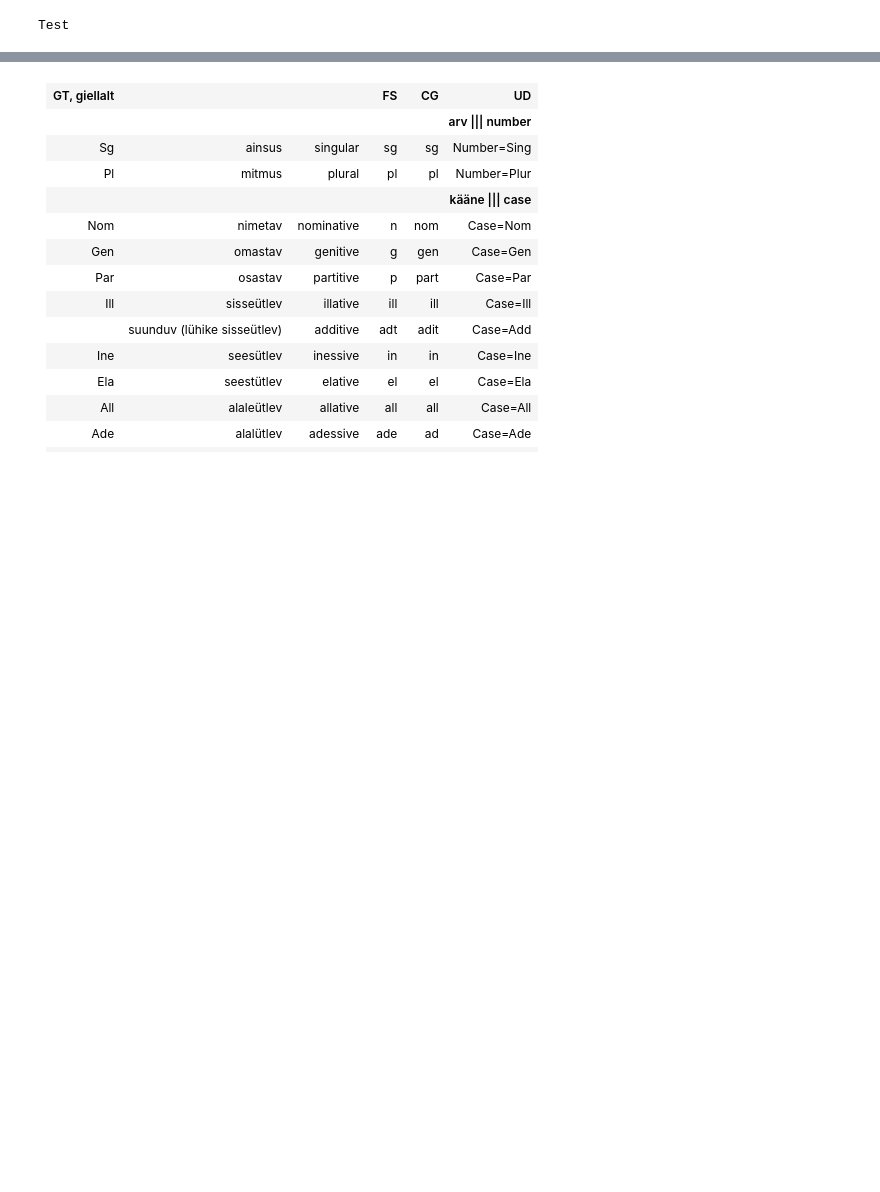
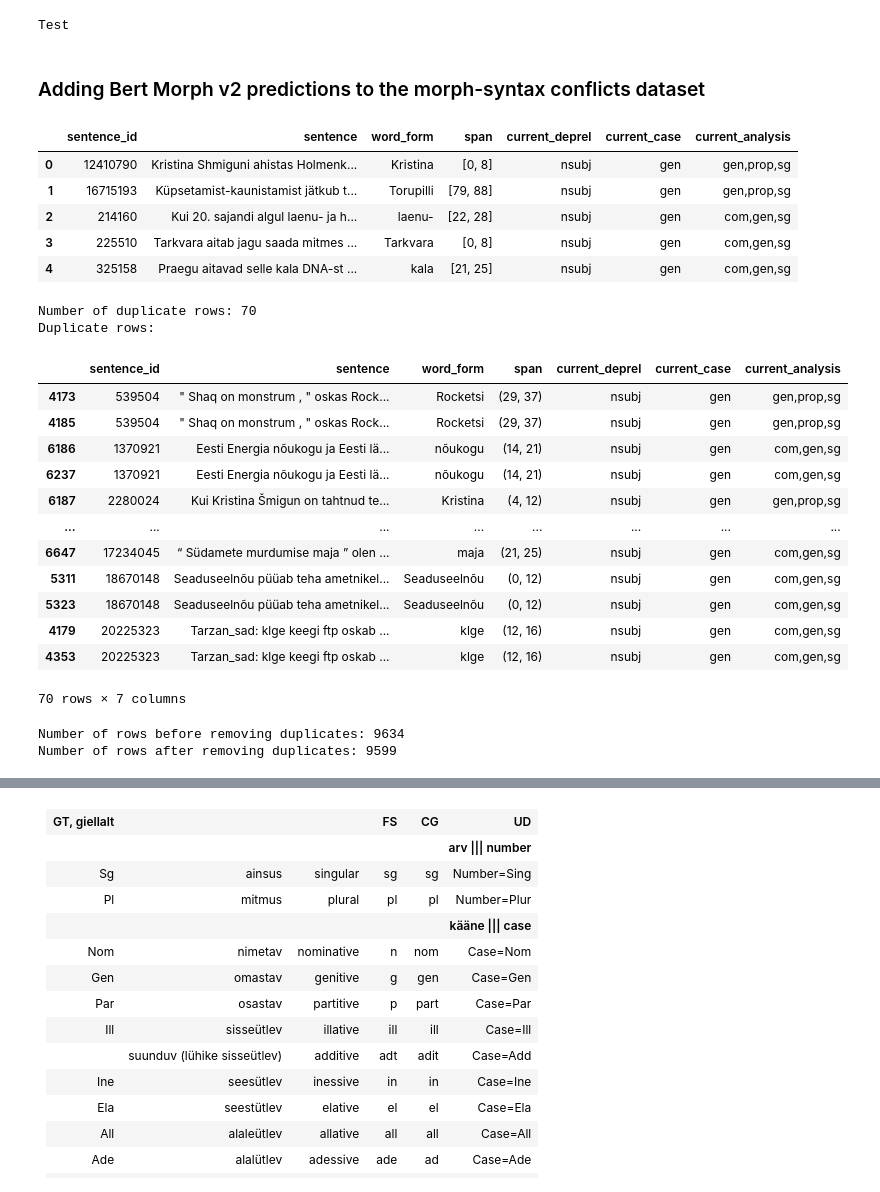
Before and after one commit to SanderSaska/EstNLTK_model_training, a Jupyter notebook: notebooks/inspecting_morphsyntax_conflicts.ipynb, the cells around one changed output, grey strips where cells are left out. Saved outputs shown, nothing was run; the diff lists cells and outputs as text; code cells hidden in the pictures; blank space fills up the shorter version.

Commit message:
Fixed data before processing

```diff
--- a/notebooks/inspecting_morphsyntax_conflicts.ipynb
+++ b/notebooks/inspecting_morphsyntax_conflicts.ipynb
@@ -49,6 +49,8 @@ from scripts.model.bert_morph_tagger import BertMorphTagger
 # %%
 conflicts_dir = DATA_DIR / "conflicts"
 bmt = BertMorphTagger(model_location=str(MODEL_DIR / "NER_mudel_v2"))
+# %% [markdown]
+### Adding Bert Morph v2 predictions to the morph-syntax conflicts dataset
 # %%
 # Open JSON file
 with open(
@@ -58,6 +60,60 @@ with open(
 ) as f:
     # Load JSON data
     conflicts_data = json.load(f)
+# %%
+# Convert the updated data to a DataFrame for easier analysis
+conflicts_df = pd.DataFrame(conflicts_data)
+display(conflicts_df.head())
+
+# Convert list values (e.g., spans, forms) to tuples so they are hashable
+list_like_cols = [
+    col
+    for col in conflicts_df.columns
+    if conflicts_df[col].apply(lambda x: isinstance(x, list)).any()
+]
+for col in list_like_cols:
+    conflicts_df[col] = conflicts_df[col].apply(
+        lambda x: tuple(x) if isinstance(x, list) else x
+    )
+
+# Check duplicates based on the row content
+duplicates = conflicts_df.duplicated(keep=False)
+duplicate_rows = conflicts_df[duplicates]
+
+# Sort duplicate rows for better readability
+duplicate_rows = duplicate_rows.sort_values(by=conflicts_df.columns.tolist())
+print(f"Number of duplicate rows: {duplicate_rows.shape[0]}")
+print("Duplicate rows:")
+display(duplicate_rows)
+
+# Remove duplicates
+conflicts_df_no_duplicates = conflicts_df.drop_duplicates()
+print(f"Number of rows before removing duplicates: {conflicts_df.shape[0]}")
+print(f"Number of rows after removing duplicates: {conflicts_df_no_duplicates.shape[0]}")
+# %% [output]
+|  | sentence_id | sentence | word_form | span | current_deprel | current_case | current_analysis |
+| 0 | 12410790 | Kristina Shmiguni ahistas Holmenk... | Kristina | [0, 8] | nsubj | gen | gen,prop,sg |
+| 1 | 16715193 | Küpsetamist-kaunistamist jätkub t... | Torupilli | [79, 88] | nsubj | gen | gen,prop,sg |
+| 2 | 214160 | Kui 20. sajandi algul laenu- ja h... | laenu- | [22, 28] | nsubj | gen | com,gen,sg |
+| 3 | 225510 | Tarkvara aitab jagu saada mitmes ... | Tarkvara | [0, 8] | nsubj | gen | com,gen,sg |
+| 4 | 325158 | Praegu aitavad selle kala DNA-st ... | kala | [21, 25] | nsubj | gen | com,gen,sg |
+Number of duplicate rows: 70
+Duplicate rows:
+|  | sentence_id | sentence | word_form | span | current_deprel | current_case | current_analysis |
+| 4173 | 539504 | " Shaq on monstrum , " oskas Rock... | Rocketsi | (29, 37) | nsubj | gen | gen,prop,sg |
+| 4185 | 539504 | " Shaq on monstrum , " oskas Rock... | Rocketsi | (29, 37) | nsubj | gen | gen,prop,sg |
+| 6186 | 1370921 | Eesti Energia nõukogu ja Eesti lä... | nõukogu | (14, 21) | nsubj | gen | com,gen,sg |
+| 6237 | 1370921 | Eesti Energia nõukogu ja Eesti lä... | nõukogu | (14, 21) | nsubj | gen | com,gen,sg |
+| 6187 | 2280024 | Kui Kristina Šmigun on tahtnud te... | Kristina | (4, 12) | nsubj | gen | gen,prop,sg |
+| ... | ... | ... | ... | ... | ... | ... | ... |
+| 6647 | 17234045 | “ Südamete murdumise maja ” olen ... | maja | (21, 25) | nsubj | gen | com,gen,sg |
+| 5311 | 18670148 | Seaduseelnõu püüab teha ametnikel... | Seaduseelnõu | (0, 12) | nsubj | gen | com,gen,sg |
+| 5323 | 18670148 | Seaduseelnõu püüab teha ametnikel... | Seaduseelnõu | (0, 12) | nsubj | gen | com,gen,sg |
+| 4179 | 20225323 | Tarzan_sad: klge keegi ftp oskab ... | klge | (12, 16) | nsubj | gen | com,gen,sg |
+| 4353 | 20225323 | Tarzan_sad: klge keegi ftp oskab ... | klge | (12, 16) | nsubj | gen | com,gen,sg |
+70 rows × 7 columns
+Number of rows before removing duplicates: 9634
+Number of rows after removing duplicates: 9599
 # %%
 resolver = make_resolver()
 # %%
```
Also changed, not shown: parts of 21 cells of this notebook.
